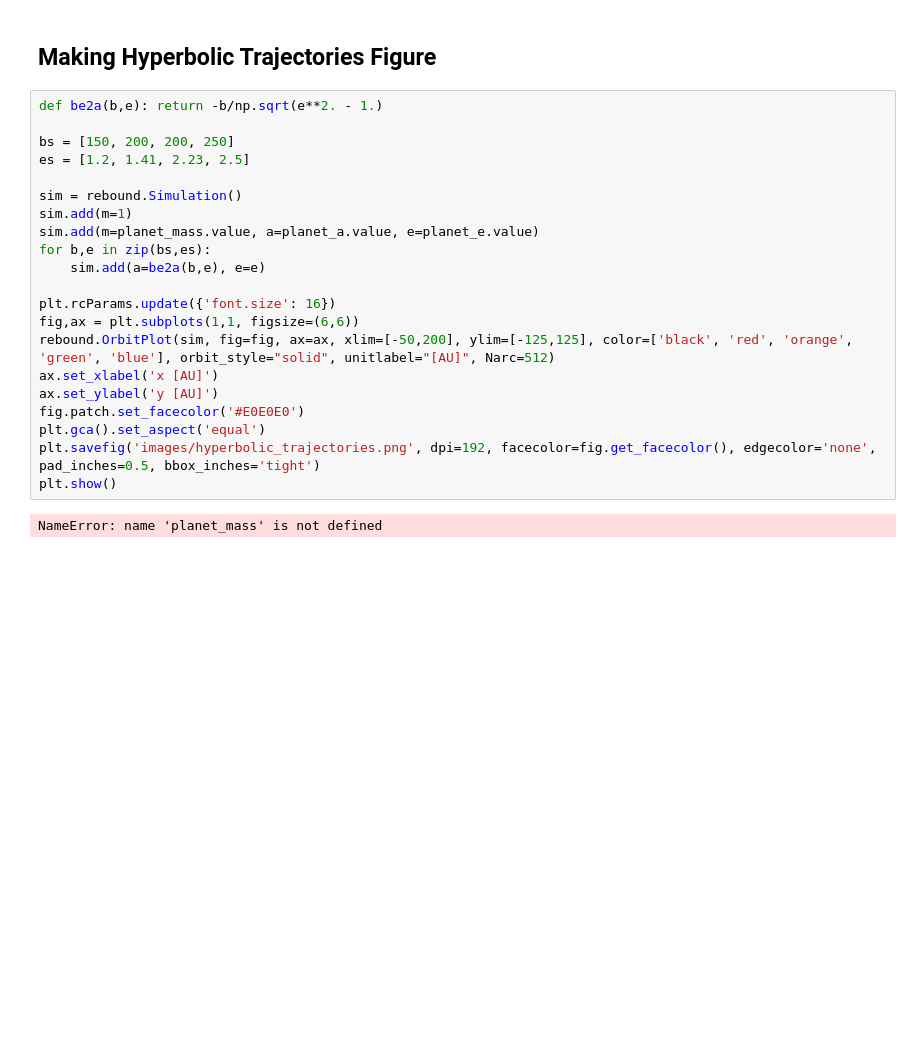
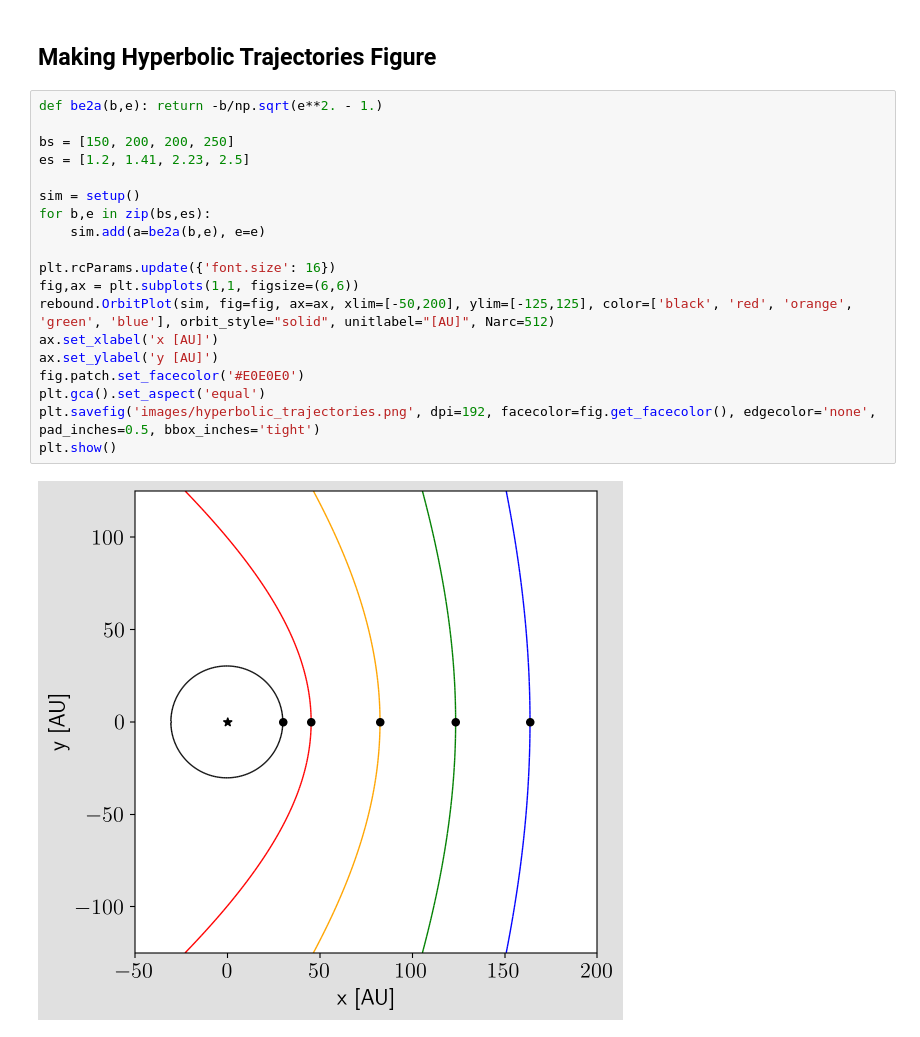
Before and after one commit to zyrxvo/airball, a Jupyter notebook: docs/examples/basics.ipynb, the cells around one changed output. Cells and saved outputs as stored; diff of their text form; blank space fills up the shorter version.

```diff
--- a/docs/examples/basics.ipynb
+++ b/docs/examples/basics.ipynb
@@ -158,23 +158,21 @@ plt.show()
 # %%
 def be2a(b,e): return -b/np.sqrt(e**2. - 1.)
 
 bs = [150, 200, 200, 250]
 es = [1.2, 1.41, 2.23, 2.5]
 
-sim = rebound.Simulation()
-sim.add(m=1)
-sim.add(m=planet_mass.value, a=planet_a.value, e=planet_e.value)
+sim = setup()
 for b,e in zip(bs,es):
     sim.add(a=be2a(b,e), e=e)
 
 plt.rcParams.update({'font.size': 16})
 fig,ax = plt.subplots(1,1, figsize=(6,6))
 rebound.OrbitPlot(sim, fig=fig, ax=ax, xlim=[-50,200], ylim=[-125,125], color=['black', 'red', 'orange', 'green', 'blue'], orbit_style="solid", unitlabel="[AU]", Narc=512)
 ax.set_xlabel('x [AU]')
 ax.set_ylabel('y [AU]')
 fig.patch.set_facecolor('#E0E0E0')
 plt.gca().set_aspect('equal')
 plt.savefig('images/hyperbolic_trajectories.png', dpi=192, facecolor=fig.get_facecolor(), edgecolor='none', pad_inches=0.5, bbox_inches='tight')
 plt.show()
 # %% [output]
-NameError: name 'planet_mass' is not defined
+[figure, added]
```
Also changed, not shown: parts of 6 cells of this notebook, 5 other files.
